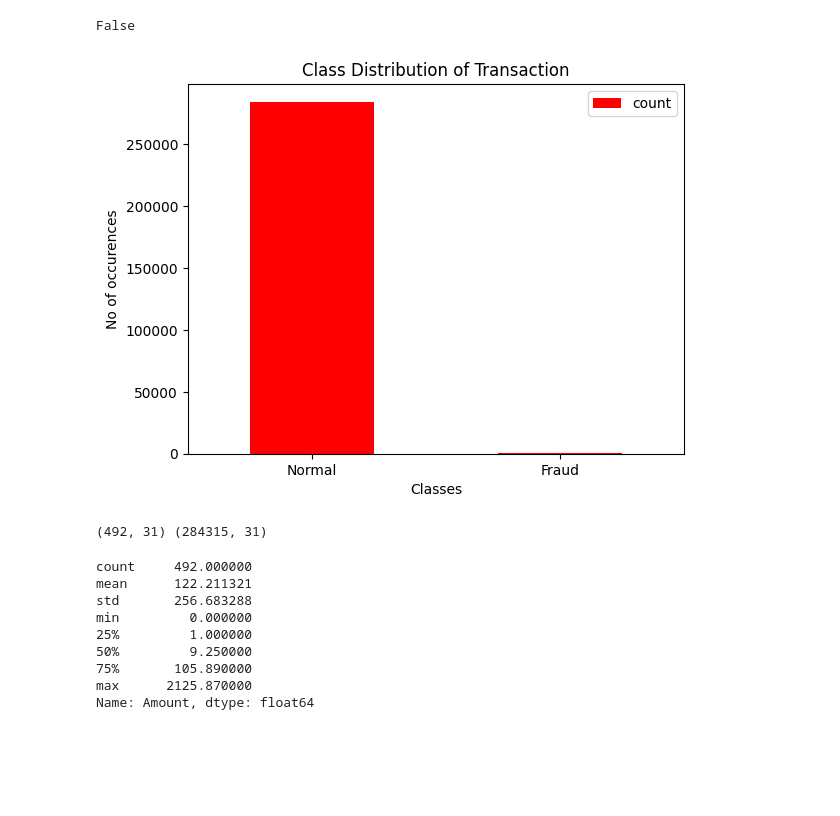
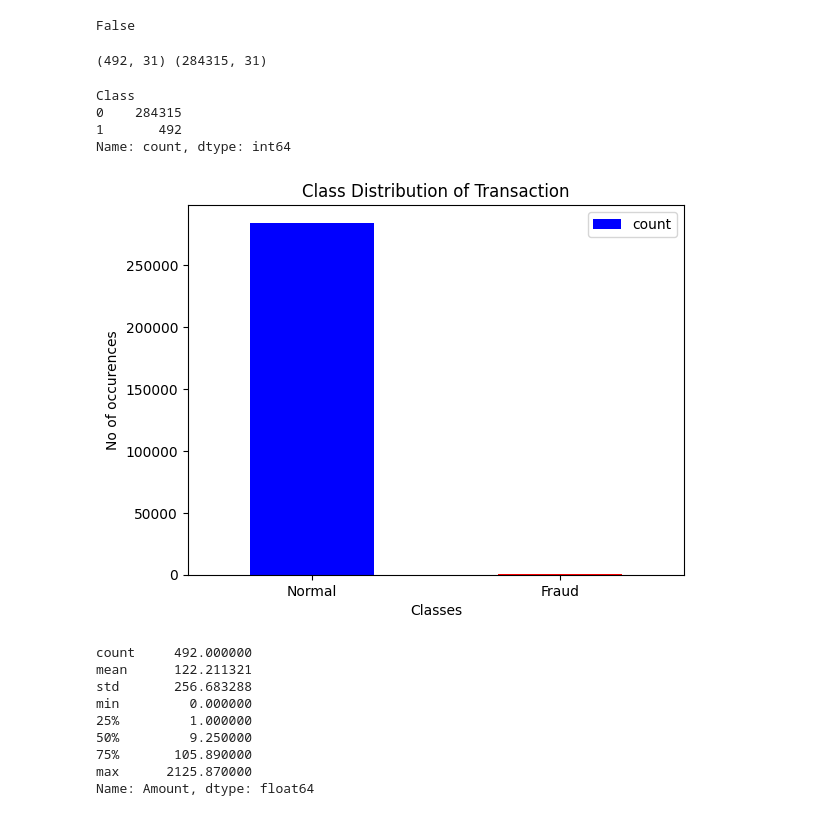
Before and after one commit to igopalsharma146/Machine_Learning_Projects, a Jupyter notebook: Credit Card Fraud Ditection/Credit card fraud detection.ipynb, the cells around one changed output. Cells and saved outputs as stored; diff of their text form; code cells hidden in the pictures; blank space fills up the shorter version.

```diff
--- a/Credit Card Fraud Ditection/Credit card fraud detection.ipynb
+++ b/Credit Card Fraud Ditection/Credit card fraud detection.ipynb
@@ -49,25 +48,31 @@ Class Labels :
 dataset.isnull().values.any()
 # %% [output]
 False
+# %%
+fraud_data = dataset[dataset['Class']==1]
+normal_data = dataset[dataset['Class']==0]
+print(fraud_data.shape,normal_data.shape)
+# %% [output]
+(492, 31) (284315, 31)
 # %%
 set_class = pd.value_counts(dataset['Class'], sort = True)
 
-set_class.plot(kind = 'bar', rot=0,color="r")
+print(set_class)
+
+set_class.plot(kind = 'bar', rot=0,color=["b","r"])
 
 plt.xticks(range(2), labels= ["Normal", "Fraud"])
 plt.title("Class Distribution of Transaction")
 plt.xlabel("Classes")
 plt.ylabel("No of occurences")
 plt.legend()
 plt.show()
 # %% [output]
+Class
+0    284315
+1       492
+Name: count, dtype: int64
-[figure, old version]
+[figure, new version]
-# %%
-fraud_data = dataset[dataset['Class']==1]
-normal_data = dataset[dataset['Class']==0]
-print(fraud_data.shape,normal_data.shape)
-# %% [output]
-(492, 31) (284315, 31)
 # %%
 #statical summary
 fraud_data.Amount.describe()
```
Also changed, not shown: parts of 6 cells of this notebook.
